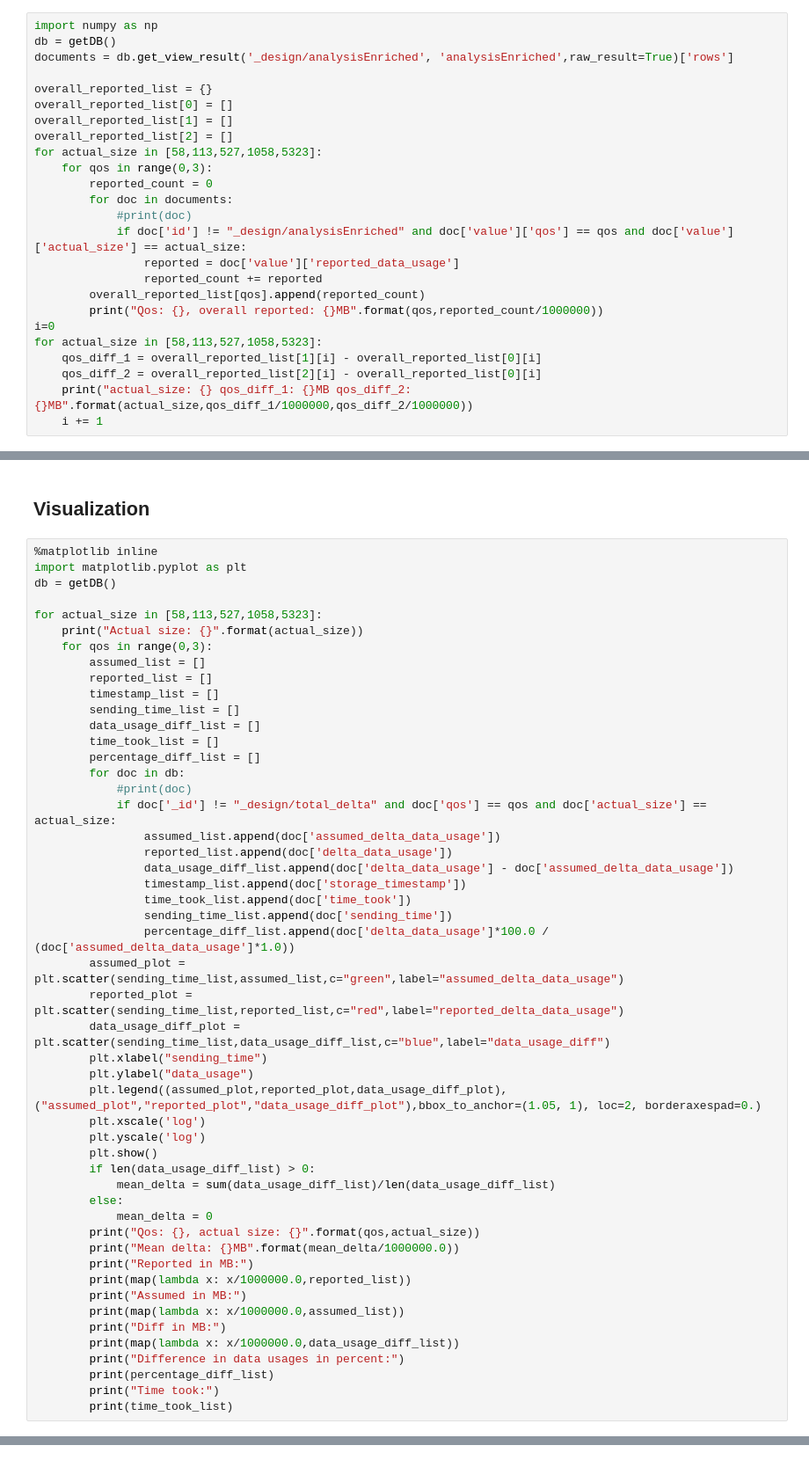
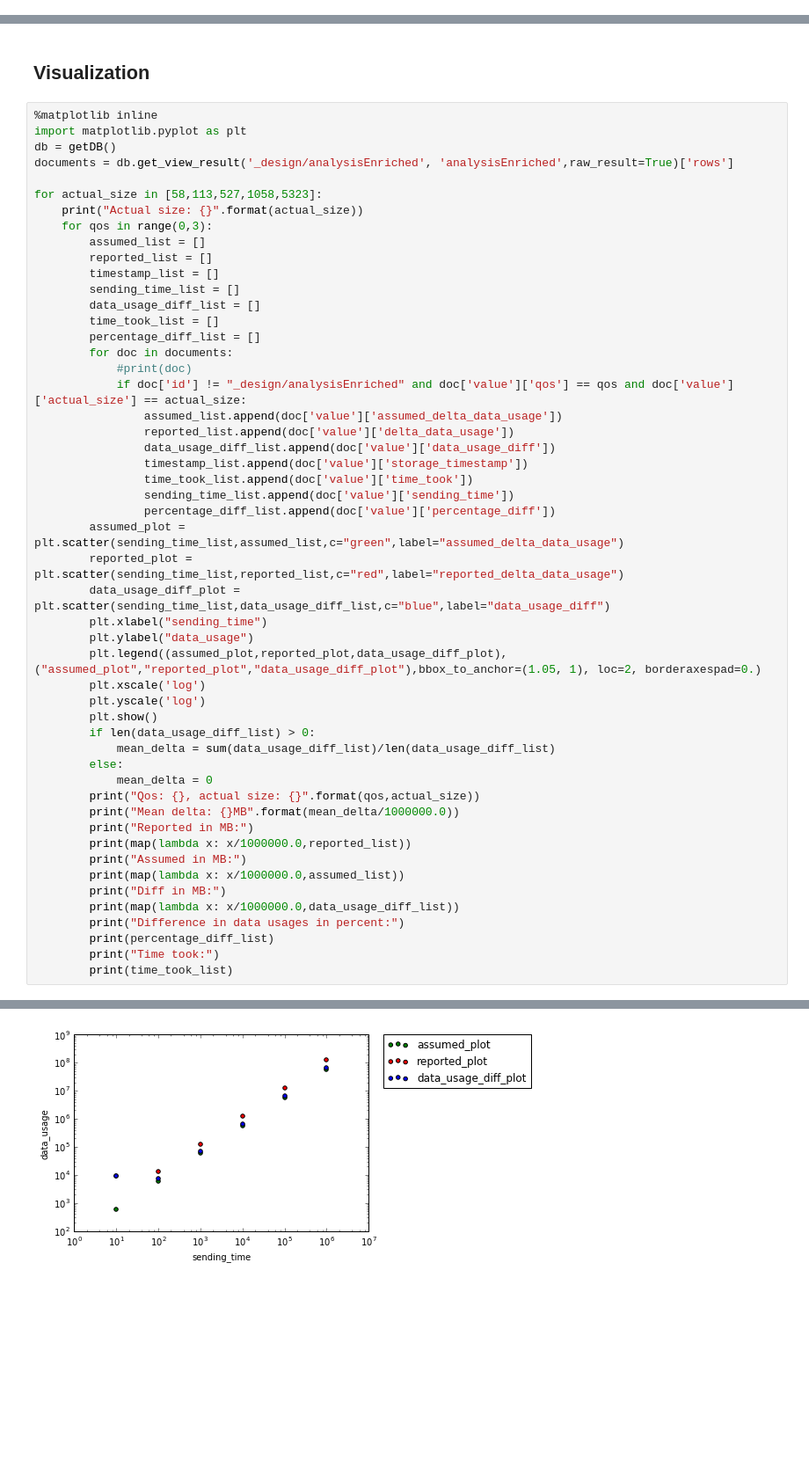
Before and after one commit to eifinger/iotp-cost-calculator-jupyter, a Jupyter notebook: iotp-cost-calculator-jupyter.ipynb, the cells around one changed output, grey strips where cells are left out. Shown at 88% size. Drawn from its saved outputs; the diff is of its cells as text; blank space fills up the shorter version.

```diff
--- a/iotp-cost-calculator-jupyter.ipynb
+++ b/iotp-cost-calculator-jupyter.ipynb
@@ -123,27 +111,2 @@ Overall percentage mean for qos 2: 4.58315842625
 # %% [markdown]
 ### Difference between qos data usage
-# %%
-import numpy as np
-db = getDB()
-documents = db.get_view_result('_design/analysisEnriched', 'analysisEnriched',raw_result=True)['rows']
-
-overall_reported_list = {}
-overall_reported_list[0] = []
-overall_reported_list[1] = []
-overall_reported_list[2] = []
-for actual_size in [58,113,527,1058,5323]:
-    for qos in range(0,3):
-        reported_count = 0
-        for doc in documents:
-            #print(doc)
-            if doc['id'] != "_design/analysisEnriched" and doc['value']['qos'] == qos and doc['value']['actual_size'] == actual_size:
-                reported = doc['value']['reported_data_usage']
-                reported_count += reported
-        overall_reported_list[qos].append(reported_count)
-        print("Qos: {}, overall reported: {}MB".format(qos,reported_count/1000000))
-i=0
-for actual_size in [58,113,527,1058,5323]:
-    qos_diff_1 = overall_reported_list[1][i] - overall_reported_list[0][i]
-    qos_diff_2 = overall_reported_list[2][i] - overall_reported_list[0][i]
-    print("actual_size: {} qos_diff_1: {}MB qos_diff_2: {}MB".format(actual_size,qos_diff_1/1000000,qos_diff_2/1000000))
-    i += 1
@@ -174,6 +167,7 @@ actual_size: 5323 qos_diff_1: 30025MB qos_diff_2: -6445MB
 %matplotlib inline
 import matplotlib.pyplot as plt
 db = getDB()
+documents = db.get_view_result('_design/analysisEnriched', 'analysisEnriched',raw_result=True)['rows']
 
 for actual_size in [58,113,527,1058,5323]:
     print("Actual size: {}".format(actual_size))
@@ -185,16 +179,16 @@ for actual_size in [58,113,527,1058,5323]:
         data_usage_diff_list = []
         time_took_list = []
         percentage_diff_list = []
-        for doc in db:
+        for doc in documents:
             #print(doc)
-            if doc['_id'] != "_design/total_delta" and doc['qos'] == qos and doc['actual_size'] == actual_size:
-                assumed_list.append(doc['assumed_delta_data_usage'])
-                reported_list.append(doc['delta_data_usage'])
-                data_usage_diff_list.append(doc['delta_data_usage'] - doc['assumed_delta_data_usage'])
-                timestamp_list.append(doc['storage_timestamp'])
-                time_took_list.append(doc['time_took'])
-                sending_time_list.append(doc['sending_time'])
-                percentage_diff_list.append(doc['delta_data_usage']*100.0 / (doc['assumed_delta_data_usage']*1.0))
+            if doc['id'] != "_design/analysisEnriched" and doc['value']['qos'] == qos and doc['value']['actual_size'] == actual_size:
+                assumed_list.append(doc['value']['assumed_delta_data_usage'])
+                reported_list.append(doc['value']['delta_data_usage'])
+                data_usage_diff_list.append(doc['value']['data_usage_diff'])
+                timestamp_list.append(doc['value']['storage_timestamp'])
+                time_took_list.append(doc['value']['time_took'])
+                sending_time_list.append(doc['value']['sending_time'])
+                percentage_diff_list.append(doc['value']['percentage_diff'])
         assumed_plot = plt.scatter(sending_time_list,assumed_list,c="green",label="assumed_delta_data_usage")
         reported_plot = plt.scatter(sending_time_list,reported_list,c="red",label="reported_delta_data_usage")
         data_usage_diff_plot = plt.scatter(sending_time_list,data_usage_diff_list,c="blue",label="data_usage_diff")
@@ -220,3 +214,4 @@ for actual_size in [58,113,527,1058,5323]:
         print(percentage_diff_list)
         print("Time took:")
         print(time_took_list)
+# %% [output]
@@ -222,0 +219 @@ for actual_size in [58,113,527,1058,5323]:
+[figure, added]
```
Also changed, not shown: parts of 5 cells of this notebook.
